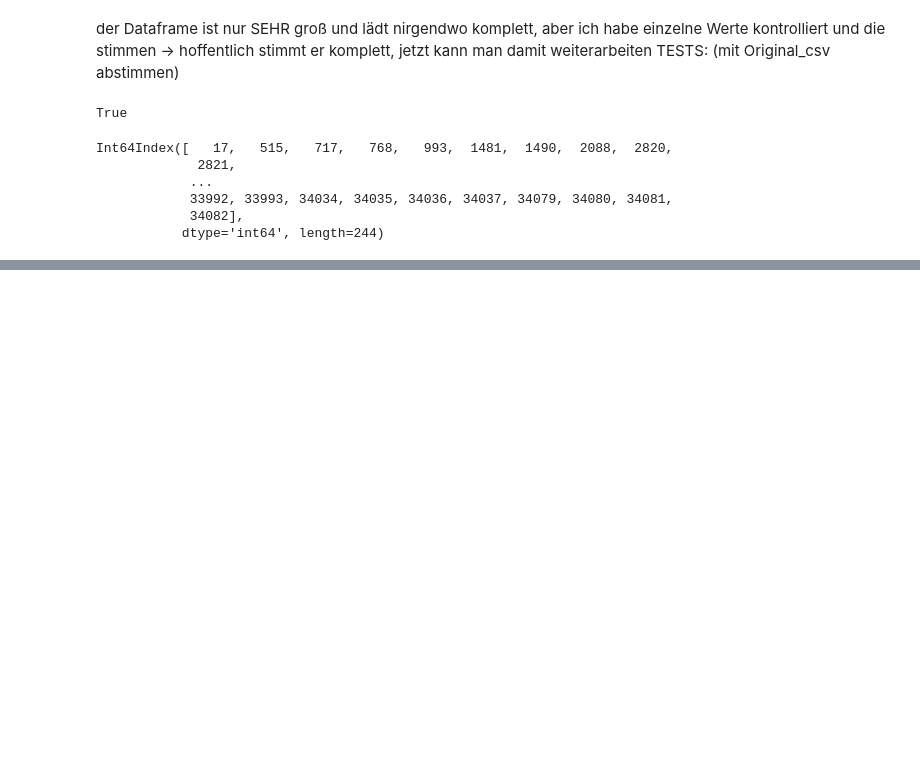
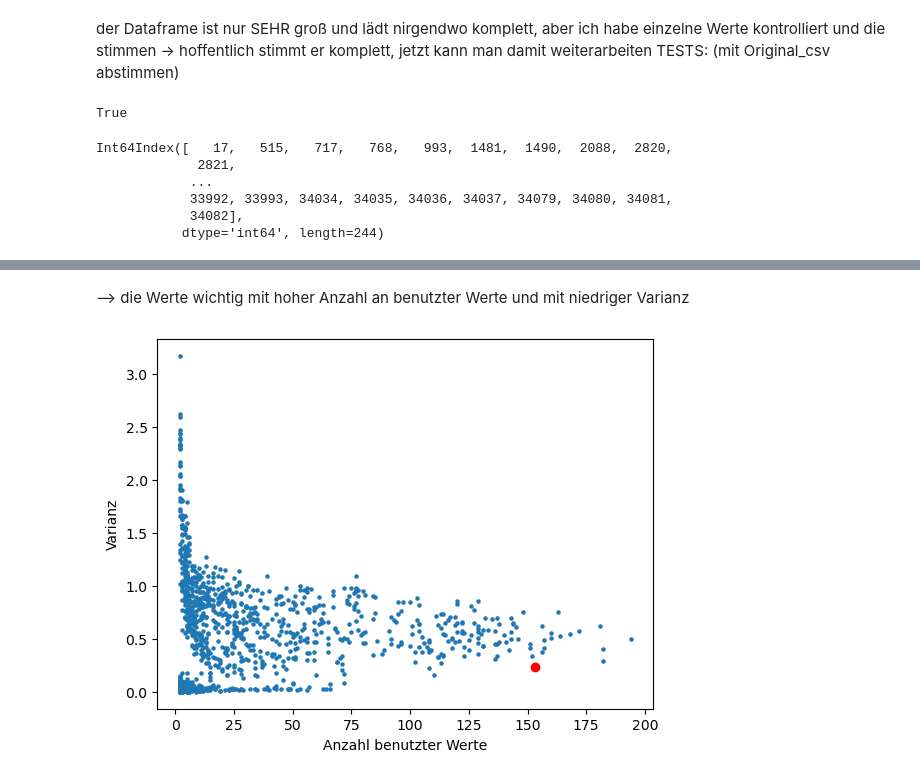
Before and after one commit to datascience-mobi-2023/topic02_team03, a Jupyter notebook: L_first_part_stabilizing_mutations.ipynb, the cells around one changed output, grey strips where cells are left out. Saved outputs shown, nothing was run; the diff lists cells and outputs as text; code cells hidden in the pictures; blank space fills up the shorter version.

```diff
--- a/L_first_part_stabilizing_mutations.ipynb
+++ b/L_first_part_stabilizing_mutations.ipynb
@@ -153,0 +164,4 @@ Int64Index([   17,   515,   717,   768,   993,  1481,  1490,  2088,  2820,
+# %%
+# dataframe aus original machen der nur mutcount und fscore hat
+count_fscore_frame = working_dataframe[['DMS_score', 'mut_count']]
+count_fscore_frame
@@ -153,0 +292,47 @@ Int64Index([   17,   515,   717,   768,   993,  1481,  1490,  2088,  2820,
+# %% [markdown]
+--> die Werte wichtig mit hoher Anzahl an benutzter Werte und mit niedriger Varianz
+# %%
+#für 3
+#nocmal für 4 muts
+
+variance_per_mutant_3_list = []
+
+for i in all_possible_mutations:
+    mut_count_fscore_3 = count_fscore_frame.loc[result_how_often[i] == True]
+    fscore_3_mut = mut_count_fscore_3['DMS_score'].loc[mut_count_fscore_3['mut_count'] == 3]
+    varianz_mut_3 = fscore_3_mut.var()
+    variance_per_mutant_3_list.append(varianz_mut_3)
+
+variance_per_mutant_3_series = pd.Series(variance_per_mutant_3_list, index=all_possible_mutations)
+variance_per_mutant_3_df = variance_per_mutant_3_series.to_frame()
+
+
+#rausfinden wie viele Daten wir jeweils haben zum berechnen
+how_many_for_variance_3 = []
+
+for i in all_possible_mutations:
+    mut_count_fscore_3 = count_fscore_frame.loc[result_how_often[i] == True]
+    fscore_3_mut = mut_count_fscore_3['DMS_score'].loc[mut_count_fscore_3['mut_count'] == 3]
+    wie_viel_jeweils_3 = len(fscore_3_mut)
+    how_many_for_variance_3.append(wie_viel_jeweils_3)
+
+how_many_for_variance_3 = pd.Series(how_many_for_variance_3, index=all_possible_mutations)
+how_many_for_variance_3_df = how_many_for_variance_3.to_frame()
+
+
+how_many_AND_variance_df_3 = pd.concat([how_many_for_variance_3_df, variance_per_mutant_3_df], axis = 1)
+how_many_AND_variance_df_3.columns = ['Anzahl benutzter Werte', 'Varianz']
+how_many_AND_variance_df_3 = how_many_AND_variance_df_3.dropna()
+how_many_AND_variance_df_3
+
+import matplotlib.pyplot as plt
+#scatter plot erstellen, mit benennungen
+plt.scatter(how_many_AND_variance_df_3['Anzahl benutzter Werte'],how_many_AND_variance_df_3['Varianz'], s = 5 )
+plt.xlabel('Anzahl benutzter Werte')
+plt.ylabel('Varianz')
+#die angeblich highest gerankte mut in rot färben
+plt.scatter(how_many_AND_variance_df_3['Anzahl benutzter Werte']['V163A'],how_many_AND_variance_df_3['Varianz']['V163A'], c='red')
+# Diagramm anzeigen
+plt.show()
+# %% [output]
+[figure, added]
```
Also changed, not shown: parts of 15 cells of this notebook.
